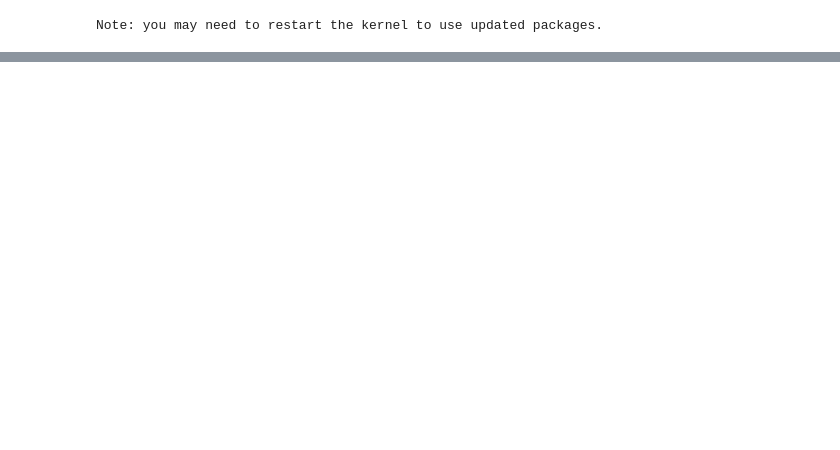
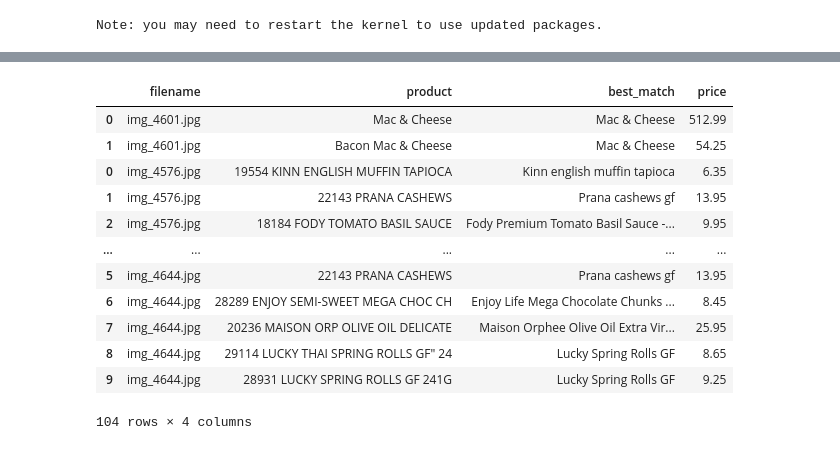
Before and after one commit to brovalex/public-experiments, a Jupyter notebook: receipts/notebooks/ocr-test.ipynb, the cells around one changed output, grey strips where cells are left out. Cells and saved outputs as stored; diff of their text form; code cells hidden in the pictures; blank space fills up the shorter version.

Commit message:
working table export

```diff
--- a/receipts/notebooks/ocr-test.ipynb
+++ b/receipts/notebooks/ocr-test.ipynb
@@ -92,7 +112,10 @@ def find_glutenfree(receipt_strings, products_list, threshold):
 
     for receipt_string in receipt_strings:
         search_query = pre_fuzzy(receipt_string[1])
-        if len(search_query) > 2:
+        # print(search_query)
+        # if search_query contains at least one digit or letter
+        if any(char.isalnum() for char in search_query):
+        # if len(search_query) > 2:
             best_match, best_score = find_best_match(search_query, products_list, threshold)
         else:
             best_match, best_score = None, None
@@ -167,11 +193,16 @@ price of GF  BRIOCHE HAM is None
 # %%
 # lets put it all together
+import pandas as pd
+
 def make_table(glutenfree_matches, receipt_strings, filename):
+    results = []
     for receipt_string, best_match, best_score in glutenfree_matches:
         product = receipt_string[1]
         price = find_price(product, receipt_strings)
-        # TODO: add to an array that can be exported to a csv
-        print(f'{filename} -- "{product}" ({best_match}) @ ${price}')
+        results.append((filename, product, best_match, price))
+        # print(f'{filename} -- "{product}" ({best_match}) @ ${price}')
+        # add to new panda dataframe
+    return results
 
 # make_table(glutenfree_matches)
 # %%
@@ -180,8 +211,19 @@ import os
 def list_files(directory, extension):
     return list(f for f in os.listdir(directory) if f.endswith('.' + extension))
 
+# new panda df
+expenses_df = pd.DataFrame(columns=['filename', 'product', 'best_match', 'price'])
+receipts_df = pd.DataFrame(columns=['box', 'text', 'confidence'])
+
 for filename in list_files('./receipts', 'jpg'):
     receipt_strings = reader.readtext('./receipts/'+filename)
-    # print(f'Processing {filename}')
-    make_table(find_glutenfree(receipt_strings, products_list, threshold=80), receipt_strings, filename)
+    print(f'processing {filename}...')
+    if len(receipt_strings) > 0:
+        receipt_strings_df = pd.DataFrame(receipt_strings, columns=['box', 'text', 'confidence'])
+        receipts_df = pd.concat([receipts_df, receipt_strings_df])
+
+    receipt_data = make_table(find_glutenfree(receipt_strings, products_list, threshold=80), receipt_strings, filename)
+    if len(receipt_data) > 0:
+        receipt_df = pd.DataFrame(receipt_data, columns=['filename', 'product', 'best_match', 'price'])
+        expenses_df = pd.concat([expenses_df, receipt_df])
 # %% [output]
@@ -204,0 +256,17 @@ IMG_4552.jpg -- "Caramel Chocolate Chip" (Caramel Chocolate Chip Cookie Bar) @ $
+# %%
+expenses_df.to_csv('expenses.csv', index=False)
+expenses_df
+# %% [output]
+|  | filename | product | best_match | price |
+| 0 | img_4601.jpg | Mac & Cheese | Mac & Cheese | 512.99 |
+| 1 | img_4601.jpg | Bacon Mac & Cheese | Mac & Cheese | 54.25 |
+| 0 | img_4576.jpg | 19554 KINN ENGLISH MUFFIN TAPIOCA | Kinn english muffin tapioca | 6.35 |
+| 1 | img_4576.jpg | 22143 PRANA CASHEWS | Prana cashews gf | 13.95 |
+| 2 | img_4576.jpg | 18184 FODY TOMATO BASIL SAUCE | Fody Premium Tomato Basil Sauce -... | 9.95 |
+| ... | ... | ... | ... | ... |
+| 5 | img_4644.jpg | 22143 PRANA CASHEWS | Prana cashews gf | 13.95 |
+| 6 | img_4644.jpg | 28289 ENJOY SEMI-SWEET MEGA CHOC CH | Enjoy Life Mega Chocolate Chunks ... | 8.45 |
+| 7 | img_4644.jpg | 20236 MAISON ORP OLIVE OIL DELICATE | Maison Orphee Olive Oil Extra Vir... | 25.95 |
+| 8 | img_4644.jpg | 29114 LUCKY THAI SPRING ROLLS GF" 24 | Lucky Spring Rolls GF | 8.65 |
+| 9 | img_4644.jpg | 28931 LUCKY SPRING ROLLS GF 241G | Lucky Spring Rolls GF | 9.25 |
+104 rows × 4 columns
```
Also changed, not shown: parts of 5 cells of this notebook, 1 other file.
